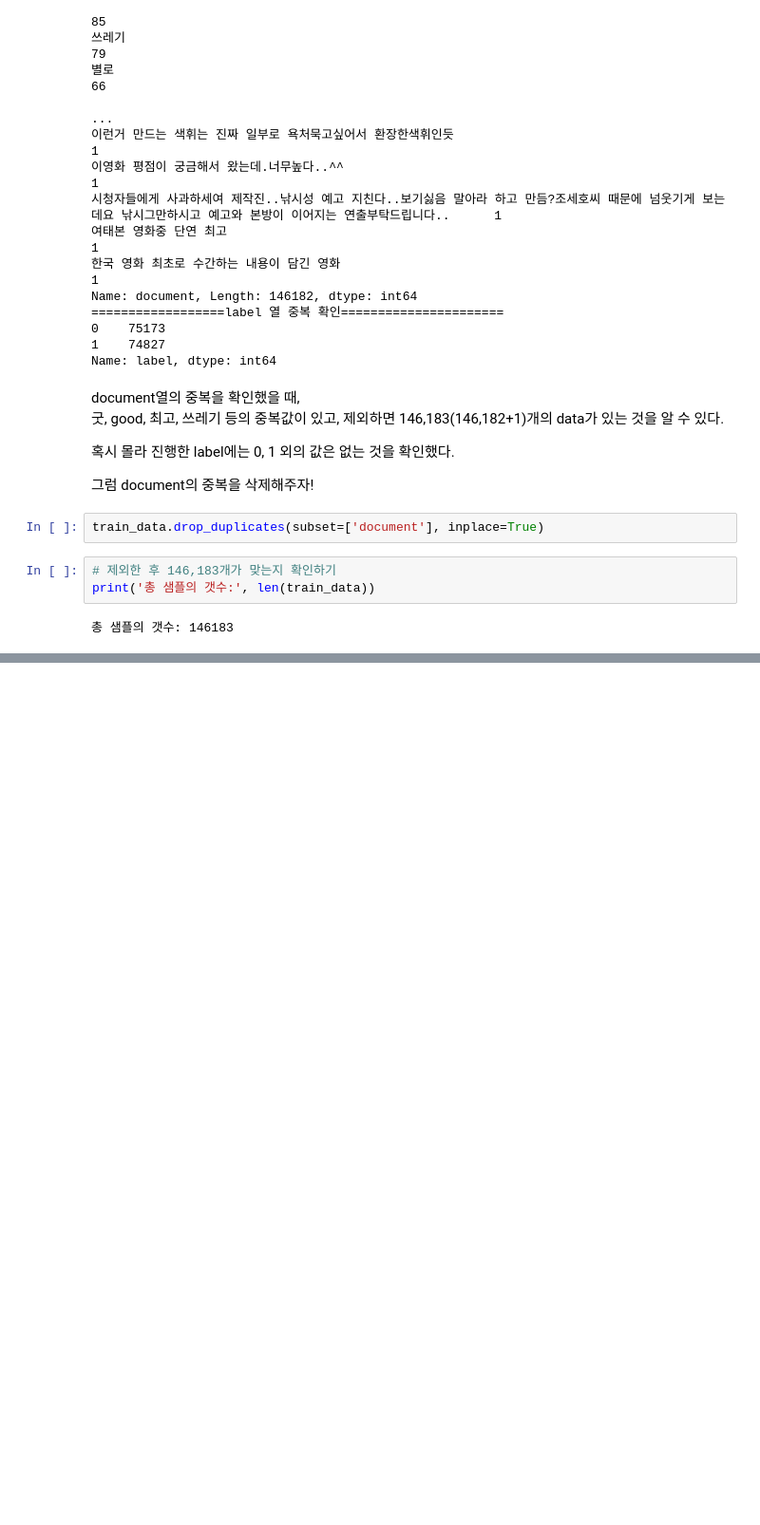
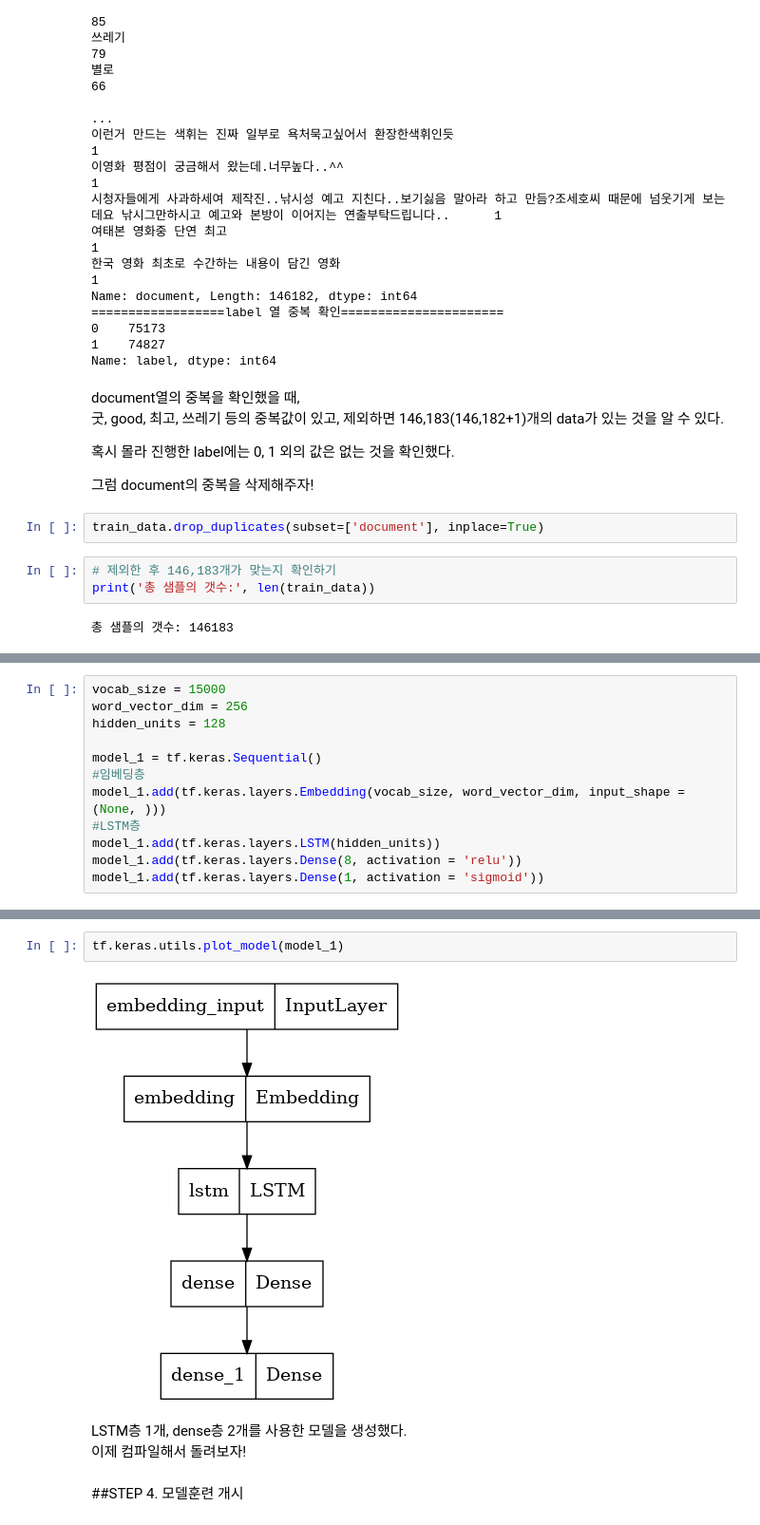
Before and after one commit to Chabbbbbo/EXPLORATION, a Jupyter notebook: EX-9/[EX-09]Sentiment Analysis of Naver Movie Review.ipynb, the cells around one changed output, grey strips where cells are left out. Shown at 95% size. Drawn from its saved outputs; the diff is of its cells as text; blank space fills up the shorter version.

```diff
--- a/EX-9/[EX-09]Sentiment Analysis of Naver Movie Review.ipynb
+++ b/EX-9/[EX-09]Sentiment Analysis of Naver Movie Review.ipynb
@@ -158,0 +375,12 @@ print('총 샘플의 갯수:', len(train_data))
+# %%
+vocab_size = 15000
+word_vector_dim = 256
+hidden_units = 128
+
+model_1 = tf.keras.Sequential()
+#임베딩층
+model_1.add(tf.keras.layers.Embedding(vocab_size, word_vector_dim, input_shape = (None, )))
+#LSTM층
+model_1.add(tf.keras.layers.LSTM(hidden_units))
+model_1.add(tf.keras.layers.Dense(8, activation = 'relu'))
+model_1.add(tf.keras.layers.Dense(1, activation = 'sigmoid'))
@@ -158,0 +407,9 @@ print('총 샘플의 갯수:', len(train_data))
+# %%
+tf.keras.utils.plot_model(model_1)
+# %% [output]
+[figure, added]
+# %% [markdown]
+LSTM층 1개, dense층 2개를 사용한 모델을 생성했다.
+이제 컴파일해서 돌려보자!
+# %% [markdown]
+##STEP 4. 모델훈련 개시
```
Also changed, not shown: parts of 80 cells of this notebook.
